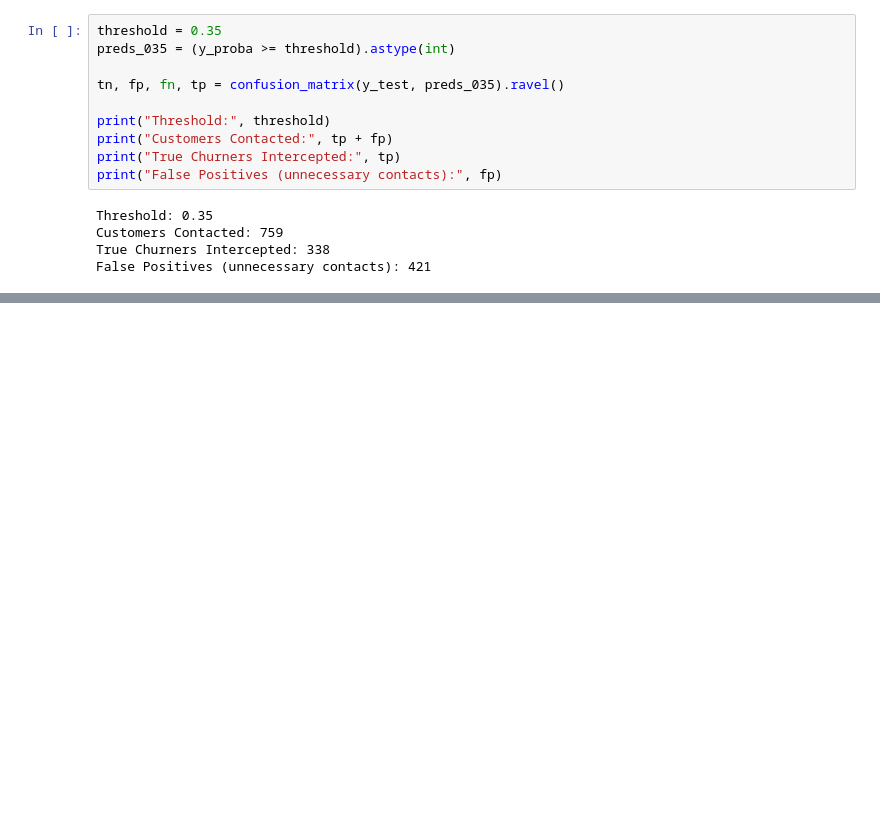
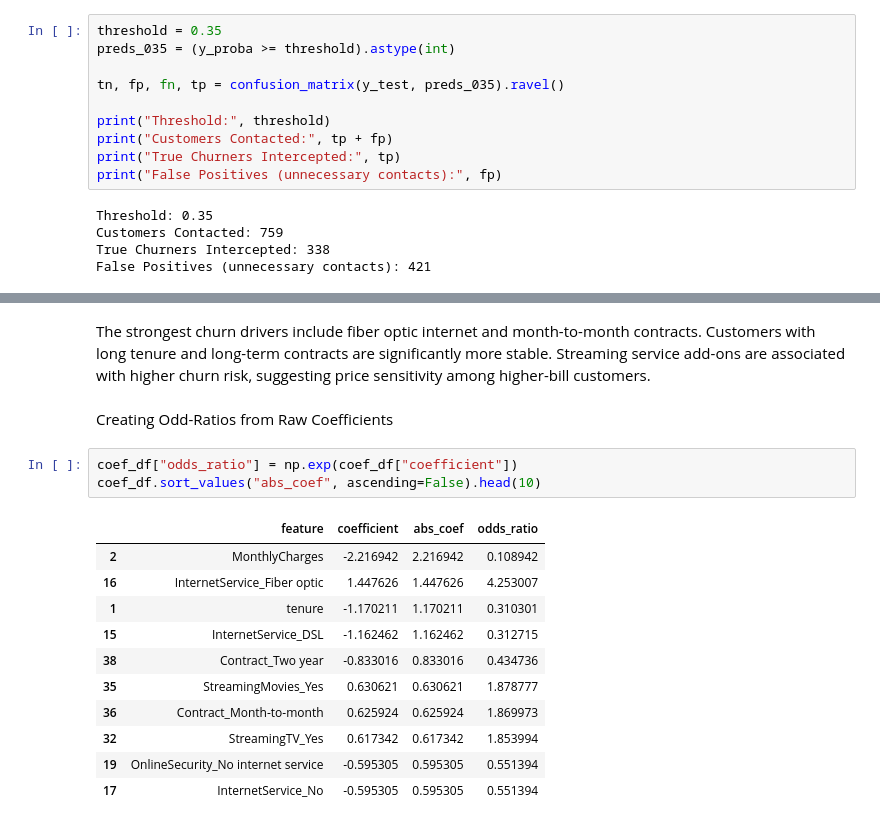
Before and after one commit to andrewmarasco/Capstone_Project__Customer_Churn_Binary_Classification, a Jupyter notebook: Customer_Churn_Classification_AM.ipynb, the cells around one changed output, grey strips where cells are left out. Cells and saved outputs as stored; diff of their text form; blank space fills up the shorter version.

```diff
--- a/Customer_Churn_Classification_AM.ipynb
+++ b/Customer_Churn_Classification_AM.ipynb
@@ -672,0 +763,19 @@ False Positives (unnecessary contacts): 421
+# %% [markdown]
+The strongest churn drivers include fiber optic internet and month-to-month contracts. Customers with long tenure and long-term contracts are significantly more stable. Streaming service add-ons are associated with higher churn risk, suggesting price sensitivity among higher-bill customers.
+# %% [markdown]
+Creating Odd-Ratios from Raw Coefficients
+# %%
+coef_df["odds_ratio"] = np.exp(coef_df["coefficient"])
+coef_df.sort_values("abs_coef", ascending=False).head(10)
+# %% [output]
+|  | feature | coefficient | abs_coef | odds_ratio |
+| 2 | MonthlyCharges | -2.216942 | 2.216942 | 0.108942 |
+| 16 | InternetService_Fiber optic | 1.447626 | 1.447626 | 4.253007 |
+| 1 | tenure | -1.170211 | 1.170211 | 0.310301 |
+| 15 | InternetService_DSL | -1.162462 | 1.162462 | 0.312715 |
+| 38 | Contract_Two year | -0.833016 | 0.833016 | 0.434736 |
+| 35 | StreamingMovies_Yes | 0.630621 | 0.630621 | 1.878777 |
+| 36 | Contract_Month-to-month | 0.625924 | 0.625924 | 1.869973 |
+| 32 | StreamingTV_Yes | 0.617342 | 0.617342 | 1.853994 |
+| 19 | OnlineSecurity_No internet service | -0.595305 | 0.595305 | 0.551394 |
+| 17 | InternetService_No | -0.595305 | 0.595305 | 0.551394 |
```
Also changed, not shown: parts of 7 cells of this notebook.
